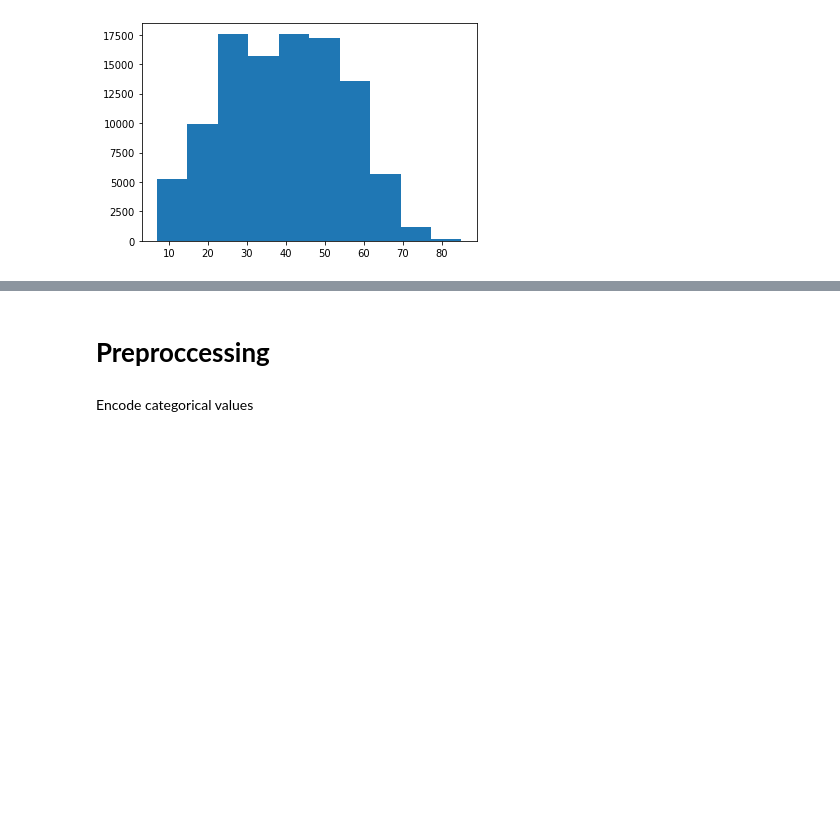
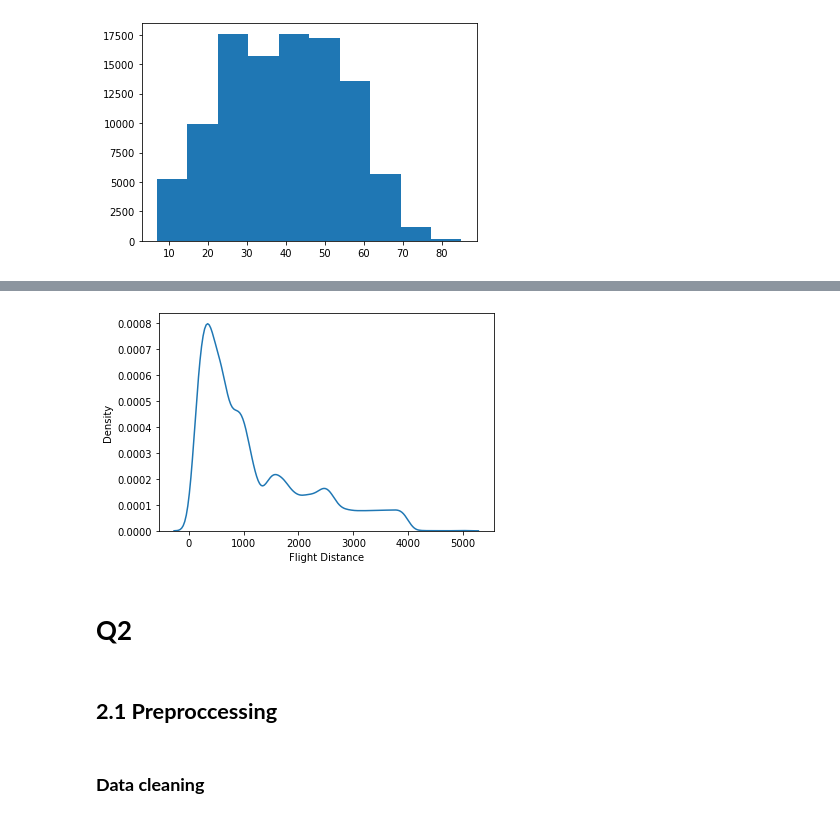
Before and after one commit to soraya-mi/flight_anlysis, a Jupyter notebook: Project2.ipynb, the cells around one changed output, grey strips where cells are left out. Cells and saved outputs as stored; diff of their text form; code cells hidden in the pictures; blank space fills up the shorter version.

```diff
--- a/Project2.ipynb
+++ b/Project2.ipynb
@@ -112,4 +92,10 @@ for col in cols:
+# %%
+sns.kdeplot(data=dataframe,x=dataframe["Flight Distance"]);
+# %% [output]
+[figure, added]
+# %% [markdown]
+# **Q2**
 # %% [markdown]
-# **Preproccessing**
+   ## **2.1 Preproccessing**
-# %% [markdown]
-Encode categorical values
+# %% [markdown]
+### **Data cleaning**
```
Also changed, not shown: parts of 26 cells of this notebook.
